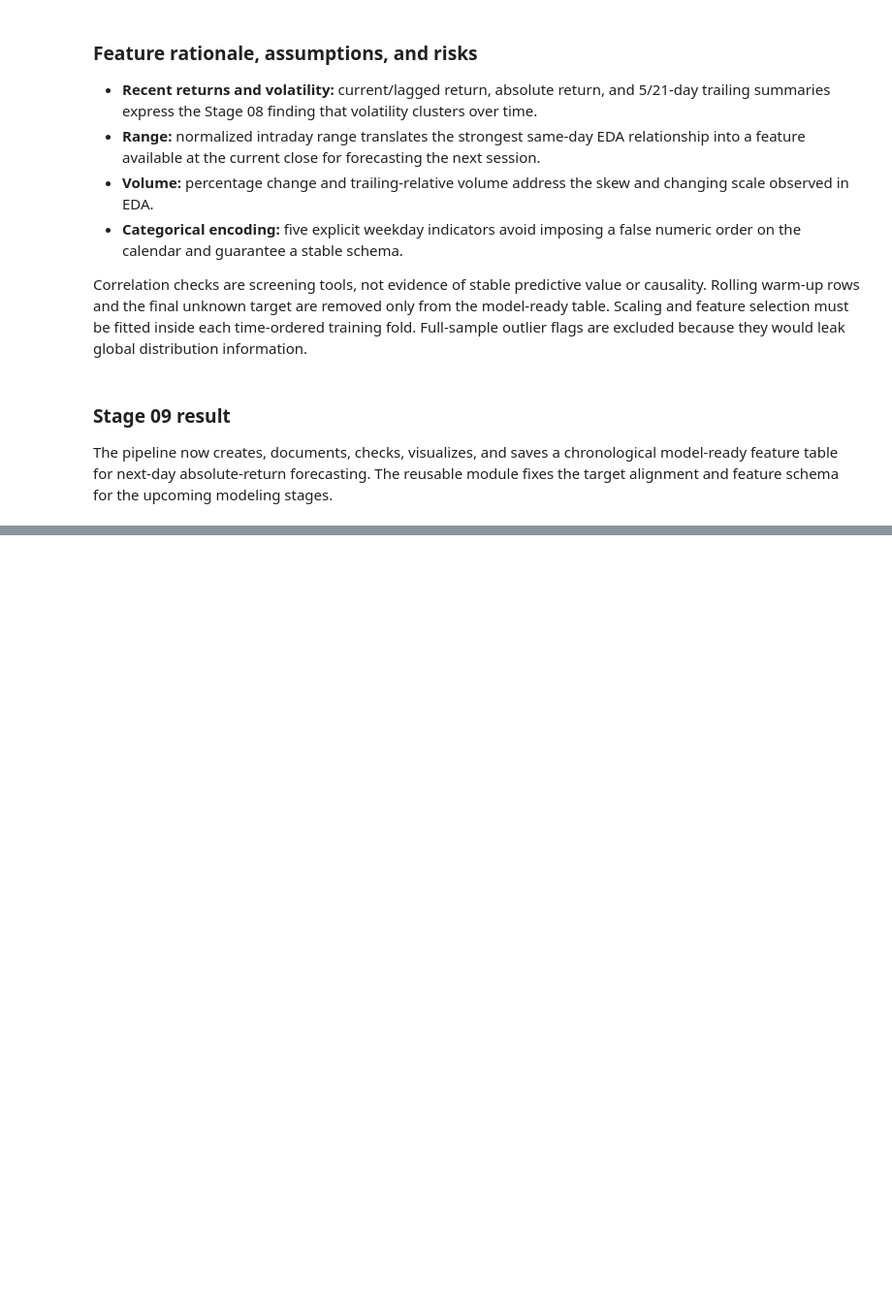
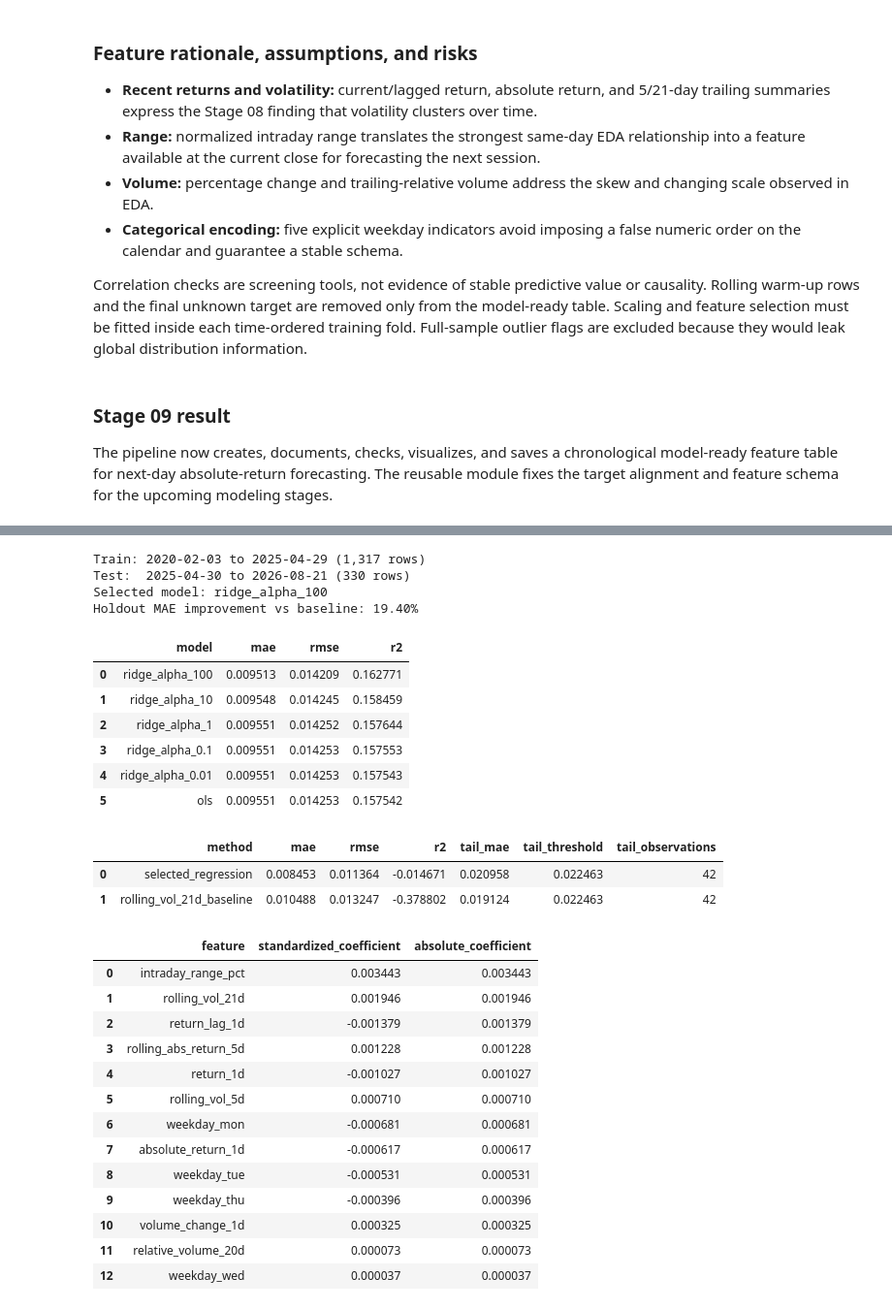
Before and after one commit to kevin-666777/bootcamp_zizhe_zhou, a Jupyter notebook: project/notebooks/project_pipeline.ipynb, the cells around one changed output, grey strips where cells are left out. Shown at 97% size. Cells and saved outputs as stored; diff of their text form; code cells hidden in the pictures; blank space fills up the shorter version.

```diff
--- a/project/notebooks/project_pipeline.ipynb
+++ b/project/notebooks/project_pipeline.ipynb
@@ -629,0 +633,52 @@ The pipeline now creates, documents, checks, visualizes, and saves a chronologic
+# %%
+from src.modeling import (
+    chronological_train_test_split, evaluate_holdout, regression_candidates,
+    select_regression_model, standardized_coefficients,
+)
+
+model_split = chronological_train_test_split(modeling_table, train_fraction=0.8)
+selected_name, fitted_model, validation_comparison = select_regression_model(
+    model_split.train, candidates=regression_candidates(alphas=(0.01, 0.1, 1.0, 10.0, 100.0))
+)
+holdout_metrics, prediction_errors = evaluate_holdout(fitted_model, model_split)
+coefficient_table = standardized_coefficients(fitted_model, model_split.feature_columns)
+baseline_mae = holdout_metrics.loc[holdout_metrics['method'].eq('rolling_vol_21d_baseline'), 'mae'].iloc[0]
+model_mae = holdout_metrics.loc[holdout_metrics['method'].eq('selected_regression'), 'mae'].iloc[0]
+mae_improvement_pct = 100 * (baseline_mae - model_mae) / baseline_mae
+
+print(f'Train: {model_split.train.date.min().date()} to {model_split.train.date.max().date()} ({len(model_split.train):,} rows)')
+print(f'Test:  {model_split.test.date.min().date()} to {model_split.test.date.max().date()} ({len(model_split.test):,} rows)')
+print('Selected model:', selected_name)
+print(f'Holdout MAE improvement vs baseline: {mae_improvement_pct:.2f}%')
+display(validation_comparison.round(6))
+display(holdout_metrics.round(6))
+display(coefficient_table.round(6))
+# %% [output]
+Train: 2020-02-03 to 2025-04-29 (1,317 rows)
+Test:  2025-04-30 to 2026-08-21 (330 rows)
+Selected model: ridge_alpha_100
+Holdout MAE improvement vs baseline: 19.40%
+|  | model | mae | rmse | r2 |
+| 0 | ridge_alpha_100 | 0.009513 | 0.014209 | 0.162771 |
+| 1 | ridge_alpha_10 | 0.009548 | 0.014245 | 0.158459 |
+| 2 | ridge_alpha_1 | 0.009551 | 0.014252 | 0.157644 |
+| 3 | ridge_alpha_0.1 | 0.009551 | 0.014253 | 0.157553 |
+| 4 | ridge_alpha_0.01 | 0.009551 | 0.014253 | 0.157543 |
+| 5 | ols | 0.009551 | 0.014253 | 0.157542 |
+|  | method | mae | rmse | r2 | tail_mae | tail_threshold | tail_observations |
+| 0 | selected_regression | 0.008453 | 0.011364 | -0.014671 | 0.020958 | 0.022463 | 42 |
+| 1 | rolling_vol_21d_baseline | 0.010488 | 0.013247 | -0.378802 | 0.019124 | 0.022463 | 42 |
+|  | feature | standardized_coefficient | absolute_coefficient |
+| 0 | intraday_range_pct | 0.003443 | 0.003443 |
+| 1 | rolling_vol_21d | 0.001946 | 0.001946 |
+| 2 | return_lag_1d | -0.001379 | 0.001379 |
+| 3 | rolling_abs_return_5d | 0.001228 | 0.001228 |
+| 4 | return_1d | -0.001027 | 0.001027 |
+| 5 | rolling_vol_5d | 0.000710 | 0.000710 |
+| 6 | weekday_mon | -0.000681 | 0.000681 |
+| 7 | absolute_return_1d | -0.000617 | 0.000617 |
+| 8 | weekday_tue | -0.000531 | 0.000531 |
+| 9 | weekday_thu | -0.000396 | 0.000396 |
+| 10 | volume_change_1d | 0.000325 | 0.000325 |
+| 11 | relative_volume_20d | 0.000073 | 0.000073 |
+| 12 | weekday_wed | 0.000037 | 0.000037 |
```
Also changed, not shown: parts of 7 cells of this notebook, 8 other files.
